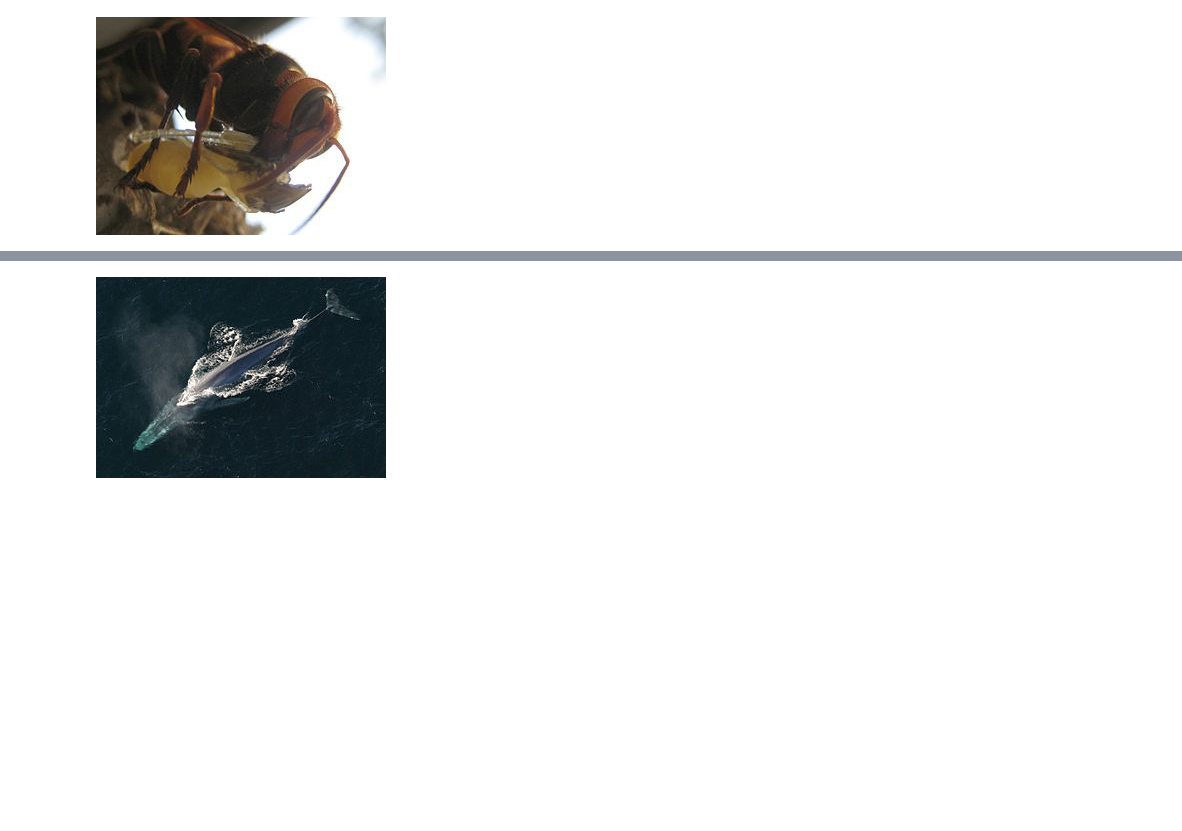
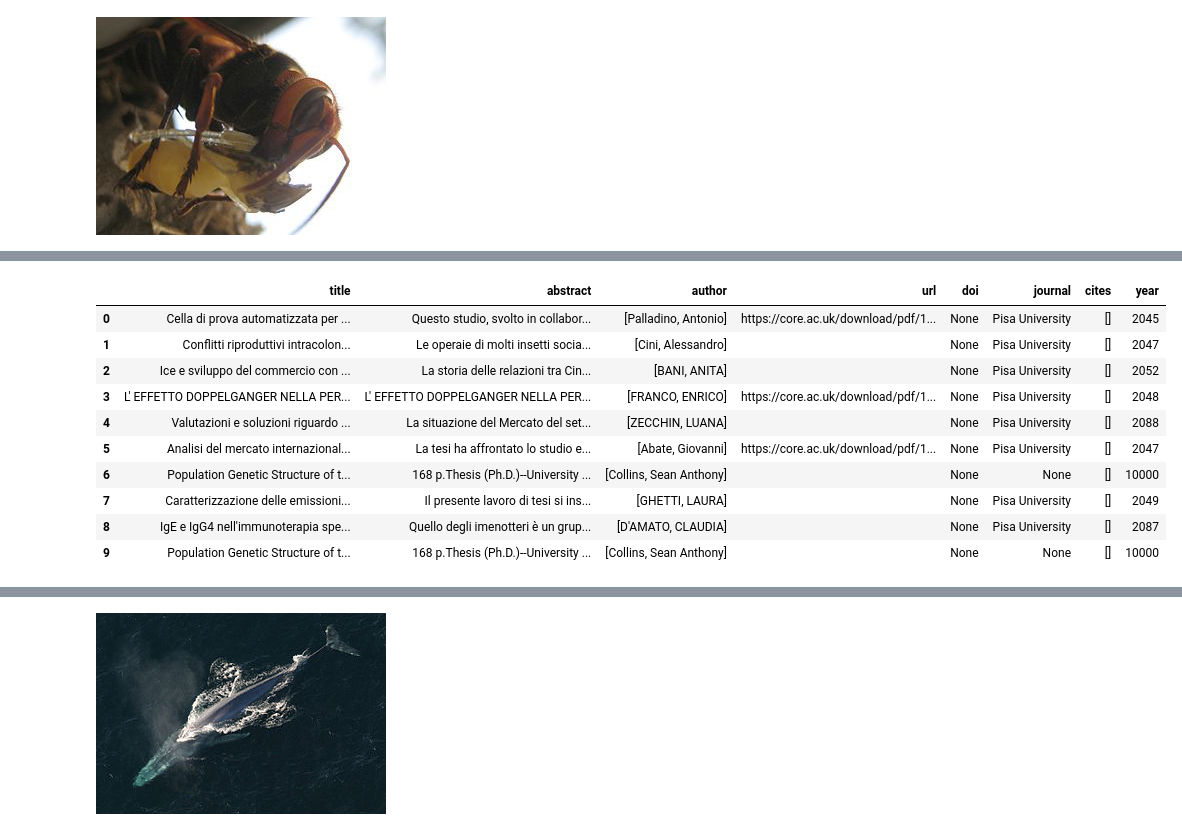
Before and after one commit to dataforgoodfr/batch8_ceebios, a Jupyter notebook: notebooks/20201010 - Pokedex python library.ipynb, the cells around one changed output, grey strips where cells are left out. Saved outputs shown, nothing was run; the diff lists cells and outputs as text; code cells hidden in the pictures; blank space fills up the shorter version.

```diff
--- a/notebooks/20201010 - Pokedex python library.ipynb
+++ b/notebooks/20201010 - Pokedex python library.ipynb
@@ -55,0 +117,15 @@ pd.DataFrame([x.to_dict() for x in pubs])
+# %%
+publications = vespa.search_publications(n = 10,as_df = True,source = "coreac")
+publications
+# %% [output]
+|  | title | abstract | author | url | doi | journal | cites | year |
+| 0 | Cella di prova automatizzata per ... | Questo studio, svolto in collabor... | [Palladino, Antonio] | https://core.ac.uk/download/pdf/1... | None | Pisa University | [] | 2045 |
+| 1 | Conflitti riproduttivi intracolon... | Le operaie di molti insetti socia... | [Cini, Alessandro] |  | None | Pisa University | [] | 2047 |
+| 2 | Ice e sviluppo del commercio con ... | La storia delle relazioni tra Cin... | [BANI, ANITA] |  | None | Pisa University | [] | 2052 |
+| 3 | L' EFFETTO DOPPELGANGER NELLA PER... | L' EFFETTO DOPPELGANGER NELLA PER... | [FRANCO, ENRICO] | https://core.ac.uk/download/pdf/1... | None | Pisa University | [] | 2048 |
+| 4 | Valutazioni e soluzioni riguardo ... | La situazione del Mercato del set... | [ZECCHIN, LUANA] |  | None | Pisa University | [] | 2088 |
+| 5 | Analisi del mercato internazional... | La tesi ha affrontato lo studio e... | [Abate, Giovanni] | https://core.ac.uk/download/pdf/1... | None | Pisa University | [] | 2047 |
+| 6 | Population Genetic Structure of t... | 168 p.Thesis (Ph.D.)--University ... | [Collins, Sean Anthony] |  | None | None | [] | 10000 |
+| 7 | Caratterizzazione delle emissioni... | Il presente lavoro di tesi si ins... | [GHETTI, LAURA] |  | None | Pisa University | [] | 2049 |
+| 8 | IgE e IgG4 nell'immunoterapia spe... | Quello degli imenotteri è un grup... | [D'AMATO, CLAUDIA] |  | None | Pisa University | [] | 2087 |
+| 9 | Population Genetic Structure of t... | 168 p.Thesis (Ph.D.)--University ... | [Collins, Sean Anthony] |  | None | None | [] | 10000 |
```
Also changed, not shown: parts of 42 cells of this notebook, 3 other files.
